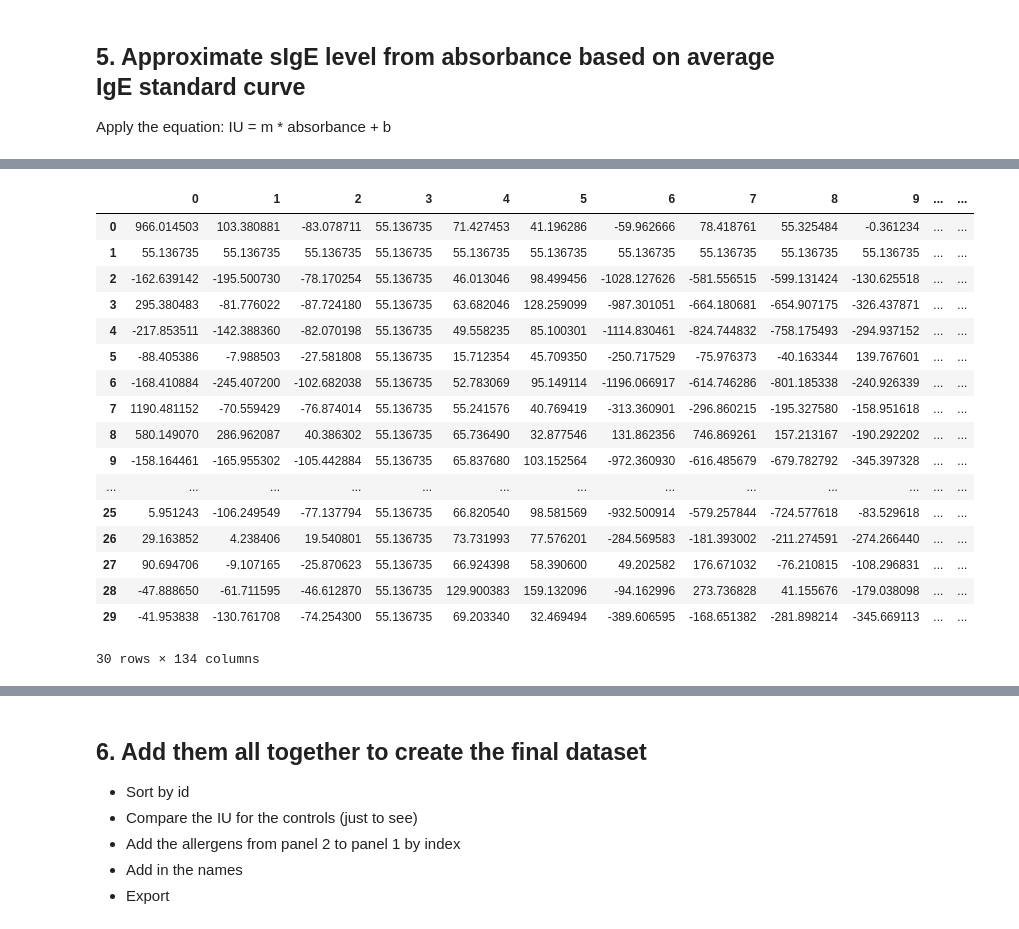
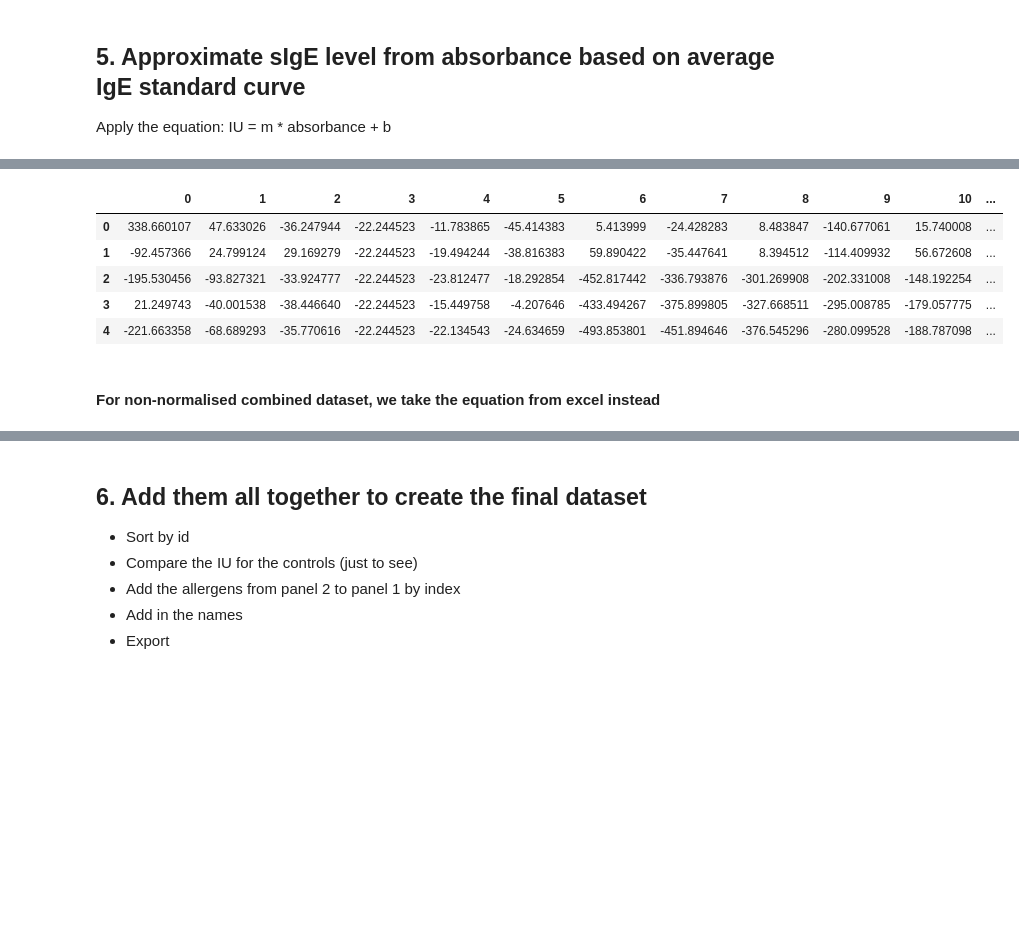
Before and after one commit to ripervail/alternative-meat-allergy, a Jupyter notebook: processing.ipynb, the cells around one changed output, grey strips where cells are left out. Cells and saved outputs as stored; diff of their text form; code cells hidden in the pictures; blank space fills up the shorter version.

```diff
--- a/processing.ipynb
+++ b/processing.ipynb
@@ -213,0 +344,3 @@ sub2
+# %%
+sub1 = rb1.copy(deep=True)
+sub2 = rb2.copy(deep=True)
@@ -213,0 +384,4 @@ sub2
+# %%
+control_id = [1, 2, 4, 10, 14, 15, 27, 61, 74, 131, 142, 146, 162, 169, 219, 220, 266, 351, 427, 489, 520, 728, 738]
+control1 = sub1[panel1["ID"].isin(control_id)]
+control2 = sub2[panel2["ID"].isin(control_id)]
@@ -213,0 +392,23 @@ sub2
+# %%
+# Alter every column according to mean + 2 SD of the controls, and shift
+# the entire distribution such that that value is 0
+# Panel 1 first
+edge1 = sub1.copy(deep=True)
+for column in edge1.columns:
+    # Get baseline
+    mean = control1[column].mean()
+    sd = control1[column].std()
+    baseline = mean
+    edge1[column] = edge1[column].apply(lambda x: x - baseline)
+    edge1[column] = edge1[column].apply(lambda x: x + 5000) # Adding 5000 straight to bring up the absorbance above the base IgE 7.8
+
+edge2 = sub2.copy(deep=True)
+for column in edge2.columns:
+    # Get baseline
+    mean = control2[column].mean()
+    sd = control2[column].std()
+    baseline = mean
+    edge2[column] = edge2[column].apply(lambda x: x - baseline)
+    edge2[column] = edge2[column].apply(lambda x: x + 5000) # Adding 5000 straight to bring up the absorbance above the base IgE 7.8
+
+edge1.head()
@@ -214,3 +437,6 @@ sub2
+# %%
+next1 = edge1.copy(deep=True)
+next2 = edge2.copy(deep=True)
 # %% [markdown]
 ## 5. Approximate sIgE level from absorbance based on average IgE standard curve
 
@@ -241,22 +455,12 @@ sige_1
 # %%
-sige_2 = sub2.applymap(lambda x : m*x + b)
-sige_2
+sige_2 = next2.applymap(lambda x : m*x + b)
+sige_2.head()
 # %% [output]
-|  | 0 | 1 | 2 | 3 | 4 | 5 | 6 | 7 | 8 | 9 | ... | ... |
-| 0 | 966.014503 | 103.380881 | -83.078711 | 55.136735 | 71.427453 | 41.196286 | -59.962666 | 78.418761 | 55.325484 | -0.361234 | ... | ... |
-| 1 | 55.136735 | 55.136735 | 55.136735 | 55.136735 | 55.136735 | 55.136735 | 55.136735 | 55.136735 | 55.136735 | 55.136735 | ... | ... |
-| 2 | -162.639142 | -195.500730 | -78.170254 | 55.136735 | 46.013046 | 98.499456 | -1028.127626 | -581.556515 | -599.131424 | -130.625518 | ... | ... |
-| 3 | 295.380483 | -81.776022 | -87.724180 | 55.136735 | 63.682046 | 128.259099 | -987.301051 | -664.180681 | -654.907175 | -326.437871 | ... | ... |
-| 4 | -217.853511 | -142.388360 | -82.070198 | 55.136735 | 49.558235 | 85.100301 | -1114.830461 | -824.744832 | -758.175493 | -294.937152 | ... | ... |
-| 5 | -88.405386 | -7.988503 | -27.581808 | 55.136735 | 15.712354 | 45.709350 | -250.717529 | -75.976373 | -40.163344 | 139.767601 | ... | ... |
-| 6 | -168.410884 | -245.407200 | -102.682038 | 55.136735 | 52.783069 | 95.149114 | -1196.066917 | -614.746286 | -801.185338 | -240.926339 | ... | ... |
-| 7 | 1190.481152 | -70.559429 | -76.874014 | 55.136735 | 55.241576 | 40.769419 | -313.360901 | -296.860215 | -195.327580 | -158.951618 | ... | ... |
-| 8 | 580.149070 | 286.962087 | 40.386302 | 55.136735 | 65.736490 | 32.877546 | 131.862356 | 746.869261 | 157.213167 | -190.292202 | ... | ... |
-| 9 | -158.164461 | -165.955302 | -105.442884 | 55.136735 | 65.837680 | 103.152564 | -972.360930 | -616.485679 | -679.782792 | -345.397328 | ... | ... |
-| ... | ... | ... | ... | ... | ... | ... | ... | ... | ... | ... | ... | ... |
-| 25 | 5.951243 | -106.249549 | -77.137794 | 55.136735 | 66.820540 | 98.581569 | -932.500914 | -579.257844 | -724.577618 | -83.529618 | ... | ... |
-| 26 | 29.163852 | 4.238406 | 19.540801 | 55.136735 | 73.731993 | 77.576201 | -284.569583 | -181.393002 | -211.274591 | -274.266440 | ... | ... |
-| 27 | 90.694706 | -9.107165 | -25.870623 | 55.136735 | 66.924398 | 58.390600 | 49.202582 | 176.671032 | -76.210815 | -108.296831 | ... | ... |
-| 28 | -47.888650 | -61.711595 | -46.612870 | 55.136735 | 129.900383 | 159.132096 | -94.162996 | 273.736828 | 41.155676 | -179.038098 | ... | ... |
-| 29 | -41.953838 | -130.761708 | -74.254300 | 55.136735 | 69.203340 | 32.469494 | -389.606595 | -168.651382 | -281.898214 | -345.669113 | ... | ... |
+|  | 0 | 1 | 2 | 3 | 4 | 5 | 6 | 7 | 8 | 9 | 10 | ... |
+| 0 | 338.660107 | 47.633026 | -36.247944 | -22.244523 | -11.783865 | -45.414383 | 5.413999 | -24.428283 | 8.483847 | -140.677061 | 15.740008 | ... |
+| 1 | -92.457366 | 24.799124 | 29.169279 | -22.244523 | -19.494244 | -38.816383 | 59.890422 | -35.447641 | 8.394512 | -114.409932 | 56.672608 | ... |
+| 2 | -195.530456 | -93.827321 | -33.924777 | -22.244523 | -23.812477 | -18.292854 | -452.817442 | -336.793876 | -301.269908 | -202.331008 | -148.192254 | ... |
+| 3 | 21.249743 | -40.001538 | -38.446640 | -22.244523 | -15.449758 | -4.207646 | -433.494267 | -375.899805 | -327.668511 | -295.008785 | -179.057775 | ... |
+| 4 | -221.663358 | -68.689293 | -35.770616 | -22.244523 | -22.134543 | -24.634659 | -493.853801 | -451.894646 | -376.545296 | -280.099528 | -188.787098 | ... |
-30 rows × 134 columns
+# %% [markdown]
+#### For non-normalised combined dataset, we take the equation from excel instead
```
Also changed, not shown: parts of 60 cells of this notebook, 3 other files.
